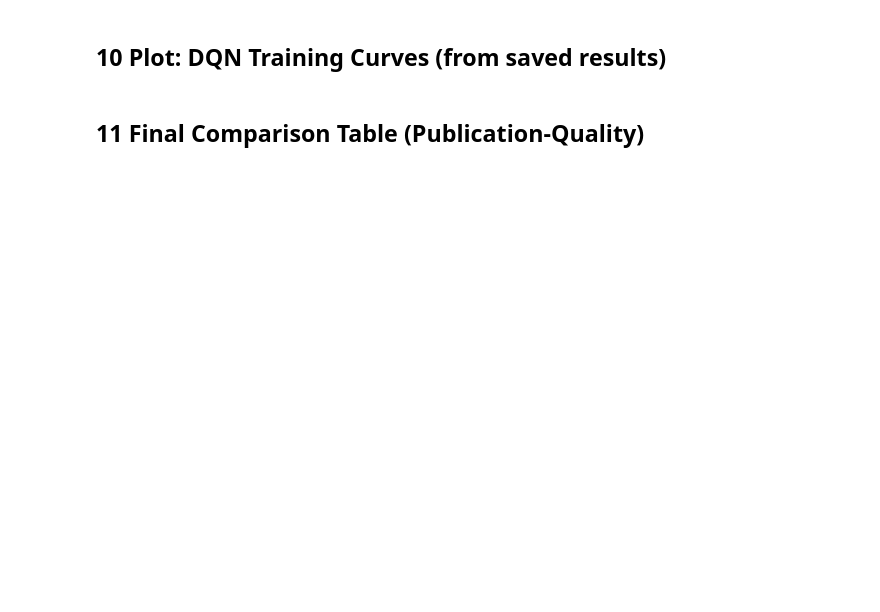
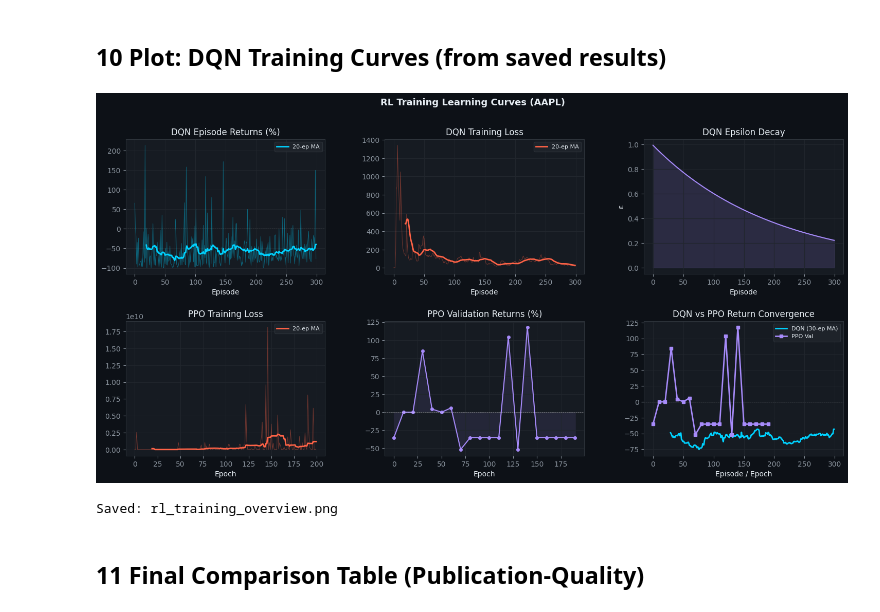
Before and after one commit to tavish-1721/Tavish-Singh-, a Jupyter notebook: Week6/Evaluation_Plots.ipynb, the cells around one changed output. Saved outputs shown, nothing was run; the diff lists cells and outputs as text; code cells hidden in the pictures; blank space fills up the shorter version.

```diff
--- a/Week6/Evaluation_Plots.ipynb
+++ b/Week6/Evaluation_Plots.ipynb
@@ -833,34 +891,37 @@ ax.fill_between(range(len(dqn_eps)), dqn_eps, 0, alpha=0.15, color='#a78bfa')
 # PPO Loss
 ax = fig.add_subplot(gs[1, 0])
 ax.plot(ppo_loss, alpha=0.4, color='tomato', linewidth=0.7)
 ax.plot(pd.Series(ppo_loss).rolling(20).mean(), color='tomato', linewidth=2, label='20-ep MA')
 ax.set_title('PPO Training Loss')
 ax.set_xlabel('Epoch'); ax.legend(fontsize=8)
 
 # PPO Val Returns
 ax = fig.add_subplot(gs[1, 1])
 ep_labels = list(range(0, len(ppo_ret) * 10, 10))
 ax.plot(ep_labels, ppo_ret, color=COLORS['PPO'], linewidth=1.5, marker='o', markersize=4)
 ax.axhline(0, color='white', linewidth=0.5, alpha=0.5, linestyle='--')
 ax.set_title('PPO Validation Returns (%)')
 ax.set_xlabel('Epoch')
 ax.fill_between(ep_labels, ppo_ret, 0, alpha=0.1, color=COLORS['PPO'])
 
 # Combined: Return convergence
 ax = fig.add_subplot(gs[1, 2])
 dqn_smooth = pd.Series(dqn_ret).rolling(30).mean().dropna().values
-ep_x = range(30, len(dqn_ret))
+ep_x = range(29, len(dqn_ret))
 ax.plot(ep_x, dqn_smooth, color=COLORS['DQN'], linewidth=2, label='DQN (30-ep MA)')
 ppo_x = ep_labels
 ax.plot(ppo_x, ppo_ret, color=COLORS['PPO'], linewidth=2, marker='s', markersize=4, label='PPO Val')
 ax.axhline(0, color='white', linewidth=0.5, alpha=0.5, linestyle='--')
 ax.set_title('DQN vs PPO Return Convergence')
 ax.set_xlabel('Episode / Epoch')
 ax.legend(fontsize=8)
 
 plt.savefig(os.path.join(REPORTS_DIR, 'rl_training_overview.png'), dpi=150, bbox_inches='tight', facecolor='#0d1117')
 plt.show()
 print('Saved: rl_training_overview.png')
+# %% [output]
+[figure, added]
+Saved: rl_training_overview.png
 # %% [markdown]
 ## 11  Final Comparison Table (Publication-Quality)
 # %%
```
Also changed, not shown: parts of 22 cells of this notebook.
